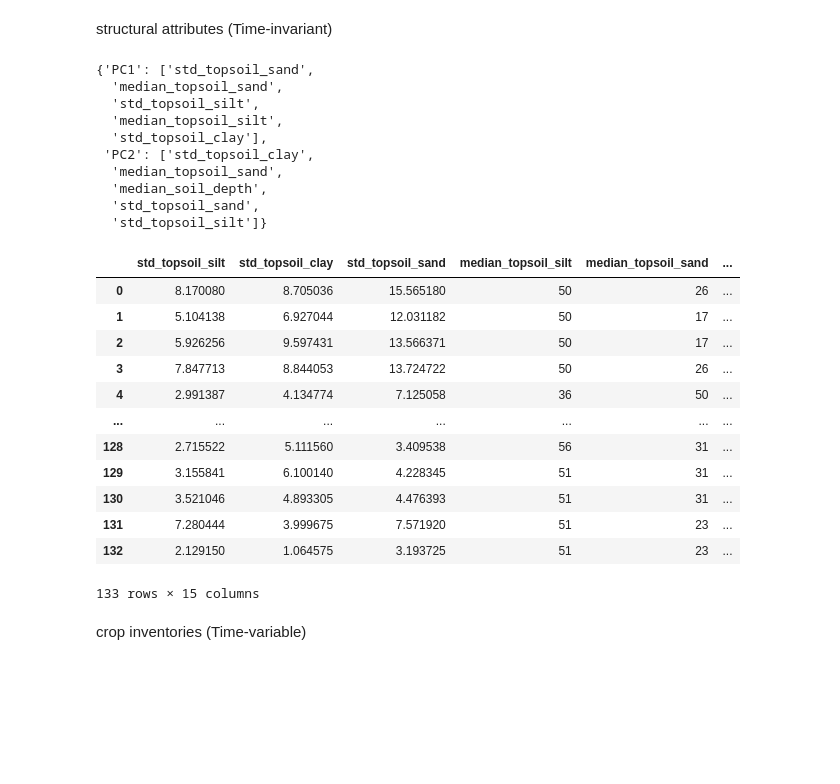
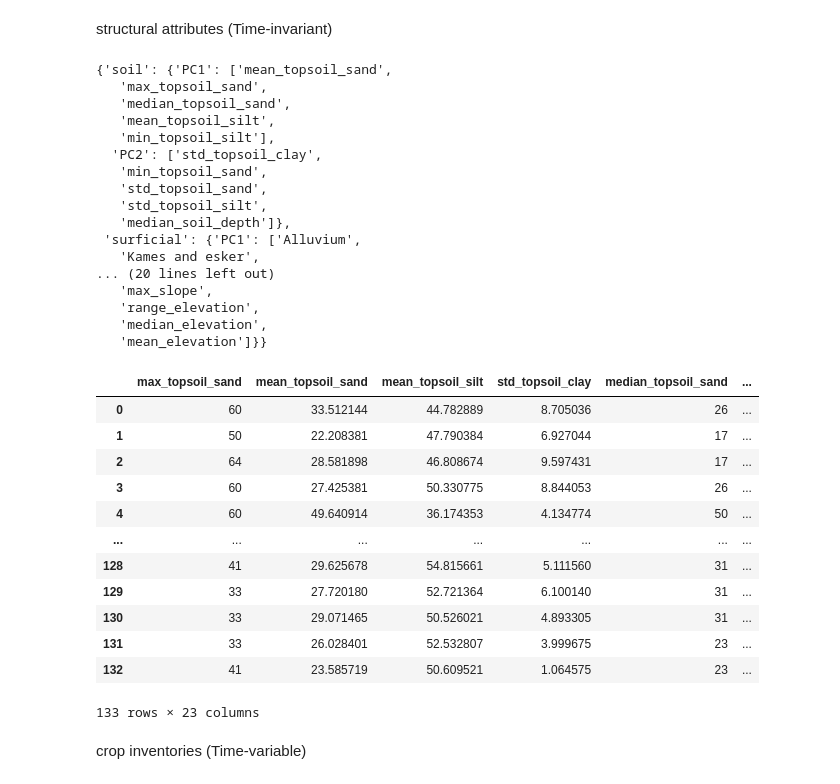
Before and after one commit to Steven-Mugisha/watershed_classification, a Jupyter notebook: code/pca_analysis.ipynb, the cells around one changed output. Saved outputs shown, nothing was run; the diff lists cells and outputs as text; code cells hidden in the pictures; blank space fills up the shorter version.

Commit message:
climate_data_test

```diff
--- a/code/pca_analysis.ipynb
+++ b/code/pca_analysis.ipynb
@@ -29,8 +29,10 @@ def select_top_attr(all_top_attr, attribute) -> list:
 structural attributes (Time-invariant)
 # %%
 def structural_pca() -> dict:
-    struct_path = os.path.join(directory, "data","raw_datasets", "structural_attributes", "140_TI_variables")
-    stations_list = pd.read_csv(os.path.join(directory,  "data","raw_datasets", "structural_attributes", "stations_list.csv")).stations.tolist()
+    # struct_path = os.path.join(directory, "data","raw_datasets", "structural_attributes", "140_TI_variables")
+    struct_path = os.path.join(directory, "computed_data", "TI_variables")
+
+    stations_list = pd.read_csv(os.path.join(directory, "raw_data", "stations_list.csv")).stations.tolist()
 
     struct_files = os.listdir(struct_path)
     struct_files = [file for file in struct_files if file.endswith(".csv")]
@@ -62,66 +64,63 @@ def structural_pca() -> dict:
     # out_put_df.to_csv(os.path.join(directory, "pca_results", "TI_top_attributes.csv"), index=False)
     return all_top_attr
 
-structural_pca()["soil"]
+structural_pca()
 # %% [output]
-{'PC1': ['std_topsoil_sand',
-  'median_topsoil_sand',
-  'std_topsoil_silt',
-  'median_topsoil_silt',
-  'std_topsoil_clay'],
- 'PC2': ['std_topsoil_clay',
-  'median_topsoil_sand',
-  'median_soil_depth',
-  'std_topsoil_sand',
-  'std_topsoil_silt']}
+{'soil': {'PC1': ['mean_topsoil_sand',
+   'max_topsoil_sand',
+   'median_topsoil_sand',
+   'mean_topsoil_silt',
+   'min_topsoil_silt'],
+  'PC2': ['std_topsoil_clay',
+   'min_topsoil_sand',
+   'std_topsoil_sand',
+   'std_topsoil_silt',
+   'median_soil_depth']},
+ 'surficial': {'PC1': ['Alluvium',
+   'Kames and esker',
+... (20 lines left out)
+   'max_slope',
+   'range_elevation',
+   'median_elevation',
+   'mean_elevation']}}
 # %%
 # Generate new datasets with selected attributes
 def generate_struct_df() -> pd.DataFrame:
     attr_collection = []
     struct_pca = structural_pca()
     for key in struct_pca.keys():
         attributes = select_top_attr(struct_pca, key)
         path = os.path.join(
             directory,
-            "data",
-            "raw_datasets",
-            "structural_attributes",
-            "140_TI_variables",
+            "computed_data",
+            "TI_variables",
             f"leb_{key}.csv",
         )
-        stations_list = pd.read_csv(
-            os.path.join(
-                directory,
-                "data",
-                "raw_datasets",
-                "structural_attributes",
-                "stations_list.csv",
-            )
-        ).stations.tolist()
+        stations_list = pd.read_csv(os.path.join(directory, "raw_data", "stations_list.csv")).stations.tolist()
         # input_struct_data = input_struct_data[input_struct_data["station_id"].isin(stations_list)]
 
         att_file = pd.read_csv(path)
         _133_stations_df = att_file[att_file["station_id"].isin(stations_list)]
         _133_stations_df = _133_stations_df[attributes]
         attr_collection.append(_133_stations_df)
 
     return pd.concat(attr_collection, axis=1).reset_index(drop=True)
 
 generate_struct_df()
 # %% [output]
-|  | std_topsoil_silt | std_topsoil_clay | std_topsoil_sand | median_topsoil_silt | median_topsoil_sand | ... |
-| 0 | 8.170080 | 8.705036 | 15.565180 | 50 | 26 | ... |
-| 1 | 5.104138 | 6.927044 | 12.031182 | 50 | 17 | ... |
-| 2 | 5.926256 | 9.597431 | 13.566371 | 50 | 17 | ... |
-| 3 | 7.847713 | 8.844053 | 13.724722 | 50 | 26 | ... |
-| 4 | 2.991387 | 4.134774 | 7.125058 | 36 | 50 | ... |
+|  | max_topsoil_sand | mean_topsoil_sand | mean_topsoil_silt | std_topsoil_clay | median_topsoil_sand | ... |
+| 0 | 60 | 33.512144 | 44.782889 | 8.705036 | 26 | ... |
+| 1 | 50 | 22.208381 | 47.790384 | 6.927044 | 17 | ... |
+| 2 | 64 | 28.581898 | 46.808674 | 9.597431 | 17 | ... |
+| 3 | 60 | 27.425381 | 50.330775 | 8.844053 | 26 | ... |
+| 4 | 60 | 49.640914 | 36.174353 | 4.134774 | 50 | ... |
 | ... | ... | ... | ... | ... | ... | ... |
-| 128 | 2.715522 | 5.111560 | 3.409538 | 56 | 31 | ... |
-| 129 | 3.155841 | 6.100140 | 4.228345 | 51 | 31 | ... |
-| 130 | 3.521046 | 4.893305 | 4.476393 | 51 | 31 | ... |
-| 131 | 7.280444 | 3.999675 | 7.571920 | 51 | 23 | ... |
-| 132 | 2.129150 | 1.064575 | 3.193725 | 51 | 23 | ... |
+| 128 | 41 | 29.625678 | 54.815661 | 5.111560 | 31 | ... |
+| 129 | 33 | 27.720180 | 52.721364 | 6.100140 | 31 | ... |
+| 130 | 33 | 29.071465 | 50.526021 | 4.893305 | 31 | ... |
+| 131 | 33 | 26.028401 | 52.532807 | 3.999675 | 23 | ... |
+| 132 | 41 | 23.585719 | 50.609521 | 1.064575 | 23 | ... |
-133 rows × 15 columns
+133 rows × 23 columns
 # %% [markdown]
 crop inventories (Time-variable)
 # %%
```
Also changed, not shown: parts of 8 cells of this notebook, 2 other files.
